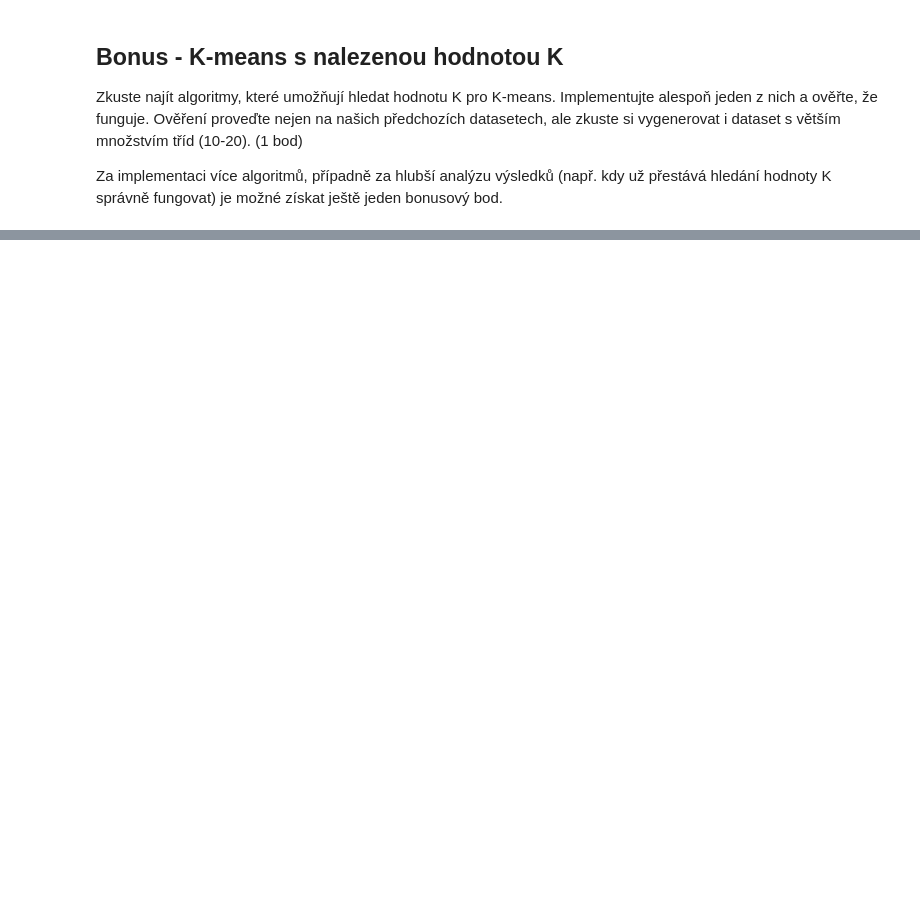
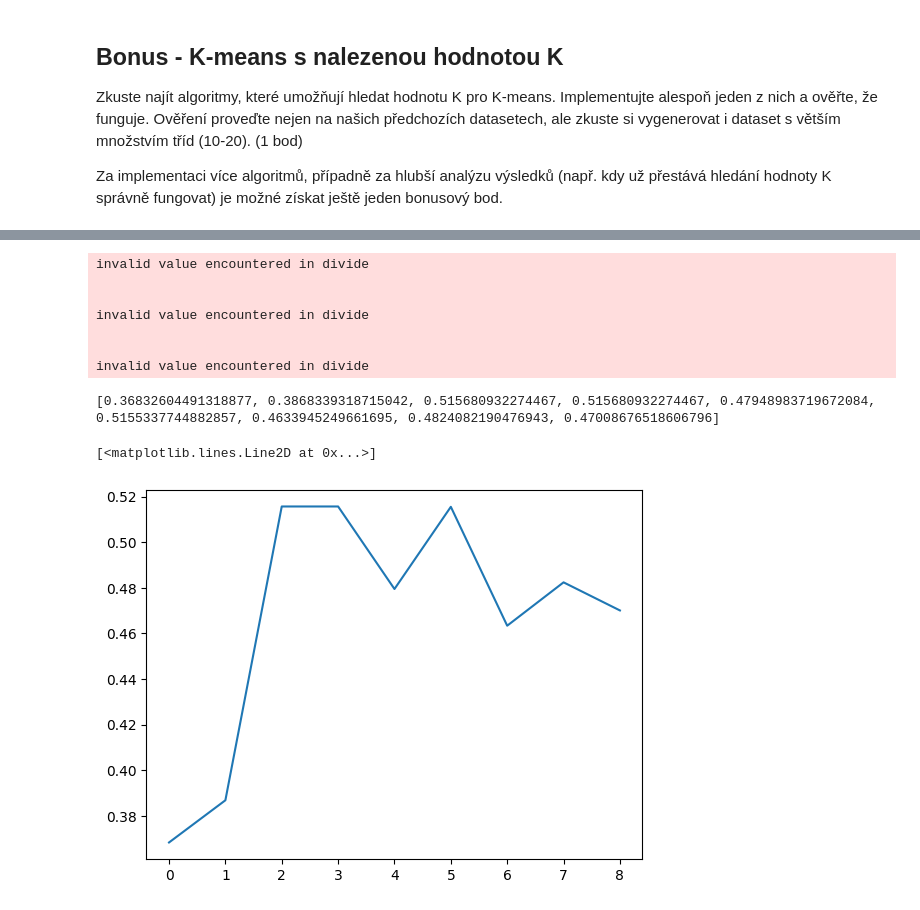
Before and after one commit to Filip-Pesula/MVD_2022, a Jupyter notebook: cviceni/cv07/MVD 7. cvičení.ipynb, the cells around one changed output, grey strips where cells are left out. Drawn from its saved outputs; the diff is of its cells as text; code cells hidden in the pictures; blank space fills up the shorter version.

```diff
--- a/cviceni/cv07/MVD 7. cvičení.ipynb
+++ b/cviceni/cv07/MVD 7. cvičení.ipynb
@@ -81,3 +70,16 @@ resSum 1.1607748443396662
 Zkuste najít algoritmy, které umožňují hledat hodnotu K pro K-means. Implementujte alespoň jeden z nich a ověřte, že funguje. Ověření proveďte nejen na našich předchozích datasetech, ale zkuste si vygenerovat i dataset s větším množstvím tříd (10-20). (1 bod)
 
 Za implementaci více algoritmů, případně za hlubší analýzu výsledků (např. kdy už přestává hledání hodnoty K správně fungovat) je možné získat ještě jeden bonusový bod.
+# %%
+out1 = kmean.kMean(blob1,verbouse=2)
+out1.showKmean()
+out2 = kmean.kMean(blob2,verbouse=2)
+out2.showKmean()
+out3 = kmean.kMean(moons,verbouse=2)
+out3.showKmean()
+out4 = kmean.kMean(ring,verbouse=2)
+out4.showKmean()
+blob16 = kmean.genBlob([(-6,6),(6,6),(6,-6),(-6,-6),(-3,0),(0,0),(3,0),(0,-4),(-5,12),(0,12),(5,12),(0,-12)],200)
+blob16.show()
+out5 = kmean.kMean(blob16,verbouse=2)
+out5.showKmean()
@@ -83,0 +102,29 @@ Za implementaci více algoritmů, případně za hlubší analýzu výsledků (n
+# %%
+from sklearn.metrics import silhouette_score
+
+sil = []
+kmax = 10
+
+# dissimilarity would not be defined for a single cluster, thus, minimum number of clusters should be 2
+for k in range(2, kmax+1):
+    out1 = kmean.kMean(blob2,k)
+    out2 = kmean.kMean(blob2,k)
+    if kmean.getMeanError(out1) < kmean.getMeanError(out2):
+        sil.append(silhouette_score(out1.xy, out1.center, metric = 'euclidean'))
+    else:
+        sil.append(silhouette_score(out2.xy, out2.center, metric = 'euclidean'))
+    #out2.showKmean()
+print(sil)
+from matplotlib import pyplot as plt
+plt.plot(sil)
+# %% [output]
+invalid value encountered in divide
+
+
+invalid value encountered in divide
+
+
+invalid value encountered in divide
+[0.36832604491318877, 0.3868339318715042, 0.515680932274467, 0.515680932274467, 0.47948983719672084, 0.5155337744882857, 0.4633945249661695, 0.4824082190476943, 0.47008676518606796]
+[<matplotlib.lines.Line2D at 0x...>]
+[figure, added]
```
Also changed, not shown: parts of 4 cells of this notebook, 10 other files.
